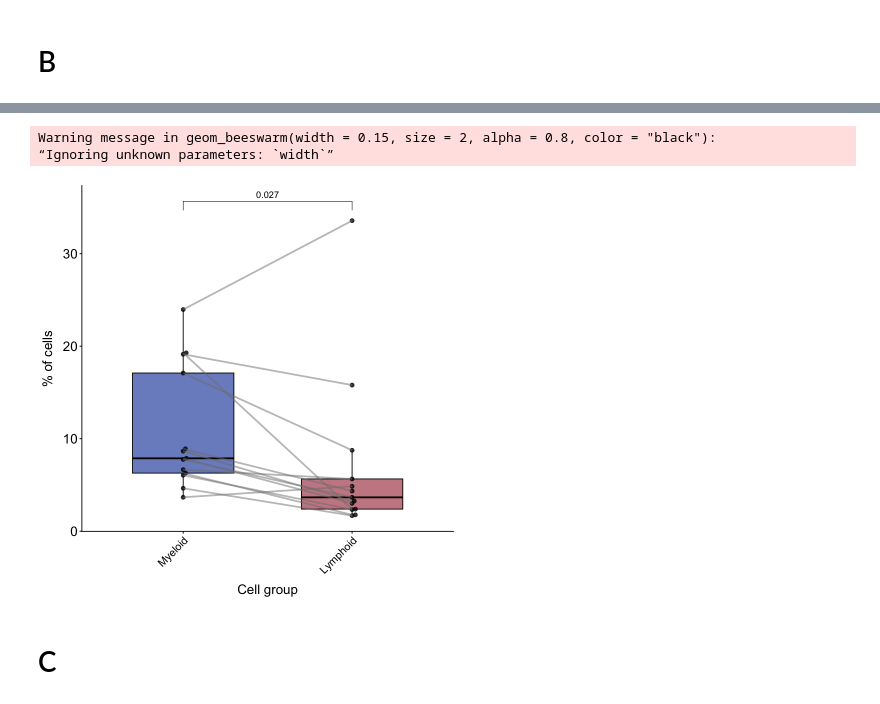
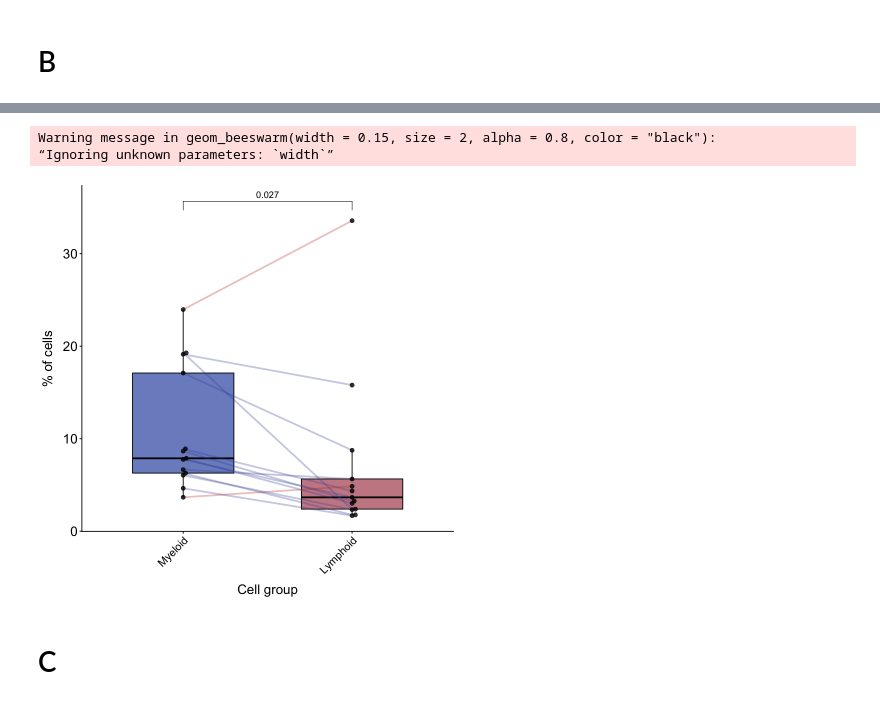
Before and after one commit to SchapiroLabor/NUT_spatial, a Jupyter notebook: figures/figure_3_R.ipynb, the cells around one changed output, grey strips where cells are left out. Saved outputs shown, nothing was run; the diff lists cells and outputs as text; code cells hidden in the pictures.

```diff
--- a/figures/figure_3_R.ipynb
+++ b/figures/figure_3_R.ipynb
@@ -370,67 +365,55 @@ main_group_colors
 # %%
 cellgroup_percentage_patient_mvsl <- cellgroup_percentage_patient %>%
-filter(cell_category_simplified %in% c("Myeloid", "Lymphoid")) %>%
-mutate(cell_category_simplified = factor(cell_category_simplified, levels = c("Myeloid", "Lymphoid")))
+  filter(cell_category_simplified %in% c("Myeloid", "Lymphoid")) %>%
+  mutate(cell_category_simplified = factor(cell_category_simplified,
+                                           levels = c("Myeloid", "Lymphoid")))
+
+# --- compute dominance per patient: which is higher, myeloid or lymphoid? ---
+dominance <- cellgroup_percentage_patient_mvsl %>%
+  select(patient_ID, cell_category_simplified, percentage) %>%
+  pivot_wider(names_from = cell_category_simplified, values_from = percentage) %>%
+  mutate(lvsm = ifelse(Lymphoid > Myeloid, "Lymphoid-dominant", "Myeloid-dominant")) %>%
+  select(patient_ID, lvsm)
+
+cellgroup_percentage_patient_mvsl <- cellgroup_percentage_patient_mvsl %>%
+  left_join(dominance, by = "patient_ID")
 
 pd <- position_dodge(0.8)
-# Nice boxplot with Wilcoxon test and medians
+line_cols <- c("Myeloid-dominant" = "#4053a3", "Lymphoid-dominant" = "#c0392b")
+
 p <- ggplot(cellgroup_percentage_patient_mvsl,
-            aes(x = cell_category_simplified, y = percentage, fill = cell_category_simplified)) +
-   geom_boxplot(
-    position = pd,
-    width = 0.6,
-    alpha = 1,
-    color = "black",
-    outlier.shape = NA
-  ) +
-  geom_beeswarm(
-    width = 0.15,
-    size = 2,
-    alpha = 0.8,
-    color = "black"
-  ) +
-  # Add Wilcoxon p-values
+            aes(x = cell_category_simplified, y = percentage)) +
+  geom_boxplot(aes(fill = cell_category_simplified),
+    position = pd, width = 0.6, alpha = 1, color = "black", outlier.shape = NA) +
+  # one line per patient, coloured by which compartment dominates
+  geom_line(aes(group = patient_ID, colour = lvsm), alpha = 0.3, linewidth = 1) +
+  geom_beeswarm(width = 0.15, size = 2, alpha = 0.8, color = "black") +
   stat_compare_means(
-    method = "wilcox.test",
-    label = "p.format",
-    paired = TRUE,
+    method = "wilcox.test", label = "p.format", paired = TRUE,
     label.y = max(cellgroup_percentage_patient_mvsl$percentage, na.rm = TRUE) + 0.5,
     label.x = 1.5,
-    comparisons = list(c("Myeloid", "Lymphoid")),
-    aes(group = cell_category_simplified, size = 13)
+    comparisons = list(c("Myeloid", "Lymphoid"))
   ) +
-    geom_line(
-    aes(group = patient_ID),
-    color = "grey50",
-    alpha = 0.5,
-    linewidth = 1
-  ) +
-  scale_fill_manual(values = main_group_colors) +
-  labs(
-    x = "Cell group",
-    y = "% of cells",
-  ) +
+  scale_fill_manual(values = main_group_colors, guide = "none") +
+  scale_colour_manual(values = line_cols, name = NULL) +
+  labs(x = "Cell group", y = "% of cells") +
   theme_classic() +
   theme(
     legend.position = "none",
     axis.text.x = element_text(angle = 45, hjust = 1, size = 13),
     axis.title.x = element_text(size = 16, colour = "black", margin = margin(t = 10)),
     axis.text.y = element_text(size = 16, colour = "black"),
     axis.title.y = element_text(size = 16, colour = "black", margin = margin(r = 10)),
     axis.line = element_line(linewidth = 0.5, colour = "black"),
     axis.ticks = element_line(linewidth = 0.5, colour = "black"),
   )
 p
-#save as svg
-ggsave(filename = paste0(results_dir,"/myeloid_lymphoid_boxplot.pdf"),
-       plot = p,
-       width = 5,
-       height = 5,
-       dpi = 300,
-       bg = "white")
+
+ggsave(filename = paste0(results_dir, "/myeloid_lymphoid_boxplot.pdf"),
+       plot = p, width = 5, height = 5, dpi = 300, bg = "white")
 # %% [output]
 Warning message in geom_beeswarm(width = 0.15, size = 2, alpha = 0.8, color = "black"):
 “Ignoring unknown parameters: `width`”
-[figure, old version]
+[figure, new version]
 # %% [markdown]
 # C
```
Also changed, not shown: parts of 25 cells of this notebook, 15 other files.
